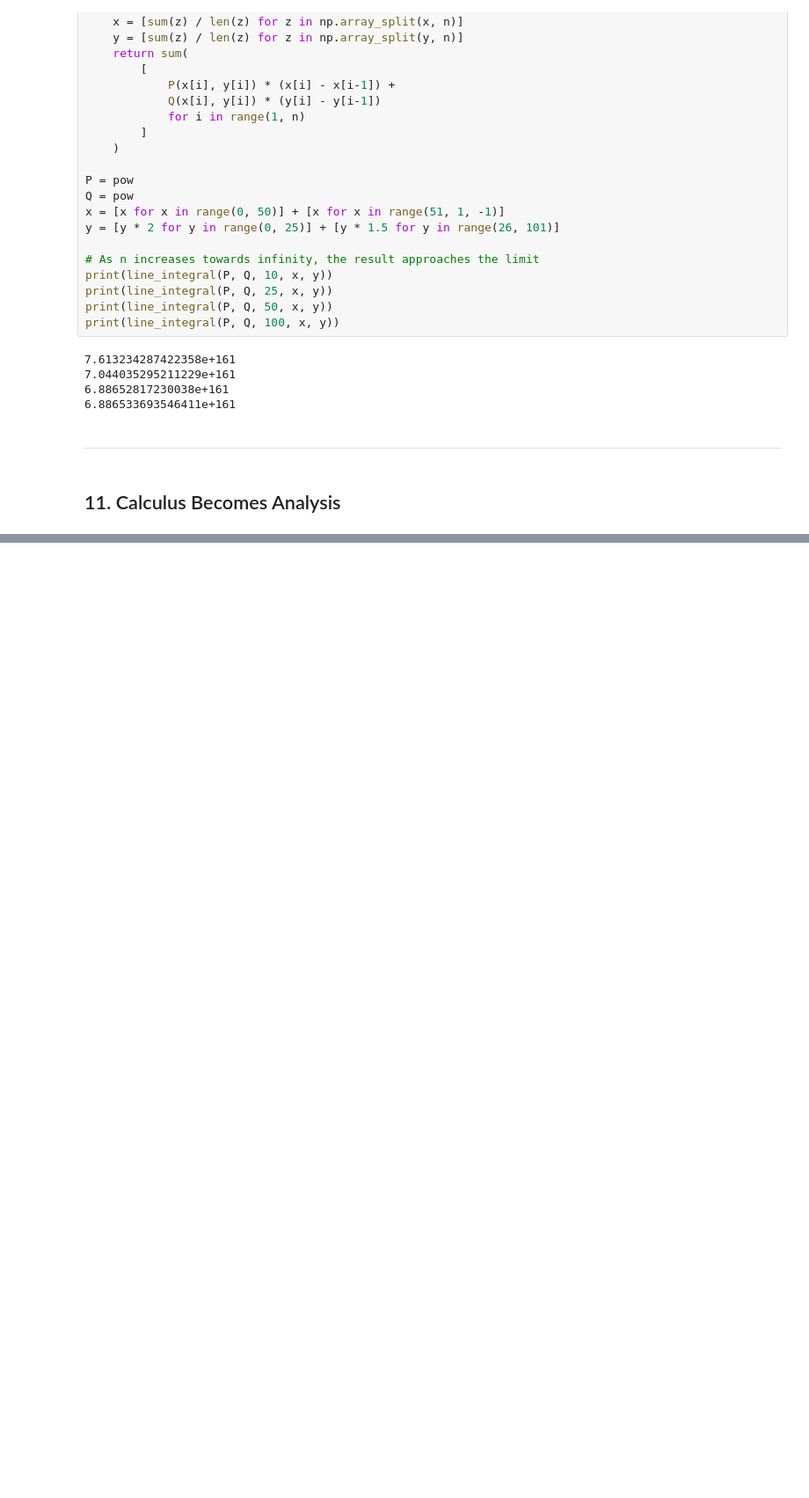
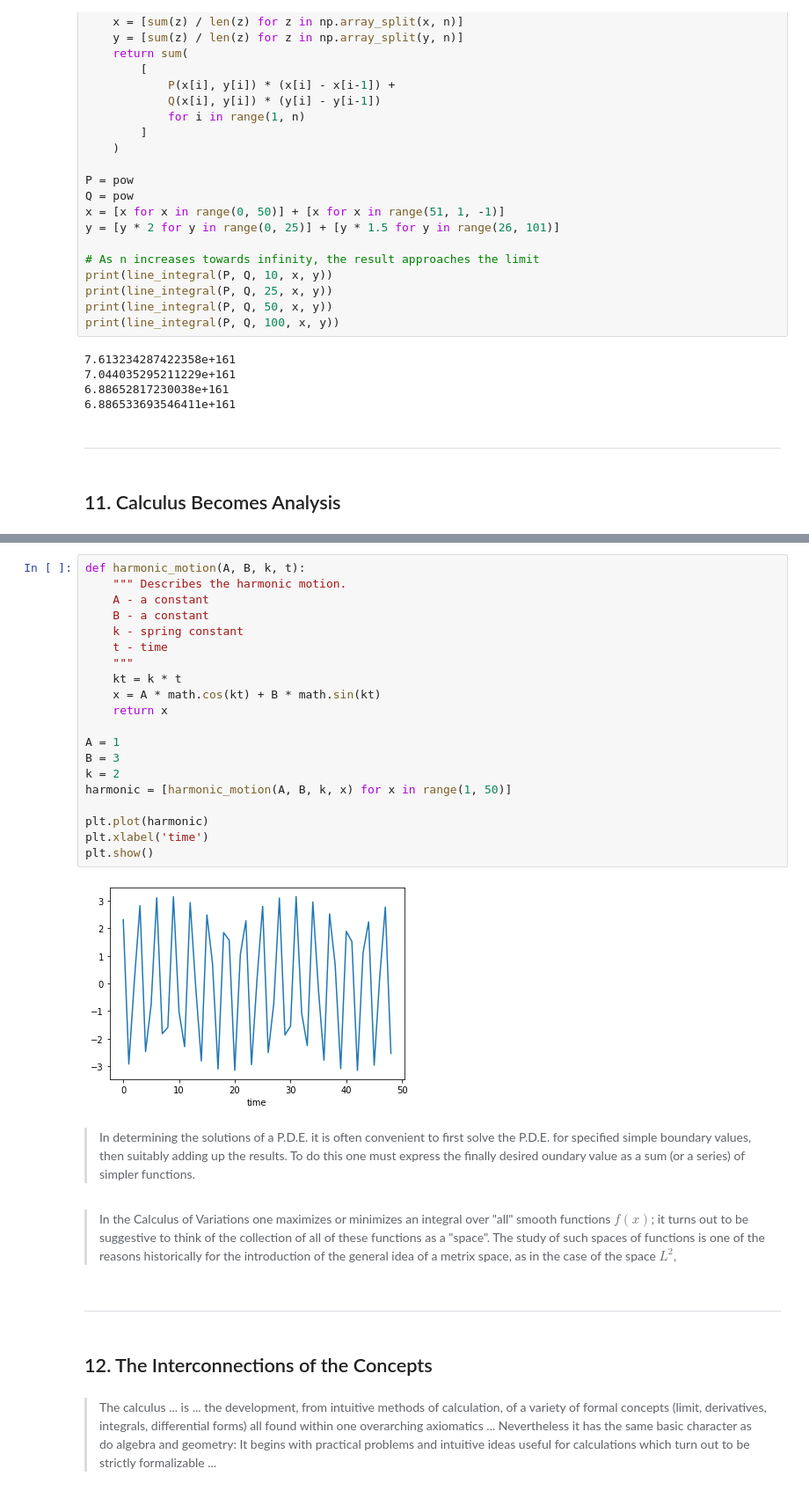
Before and after one commit to James-G-Hill/Sympy-Companion-to-Mathematics-Form-and-Function, a Jupyter notebook: Chapter 6.ipynb, the cells around one changed output, grey strips where cells are left out. Shown at 88% size. Cells and saved outputs as stored; diff of their text form; blank space fills up the shorter version.

```diff
--- a/Chapter 6.ipynb
+++ b/Chapter 6.ipynb
@@ -518,0 +539,32 @@ print(line_integral(P, Q, 100, x, y))
+# %%
+def harmonic_motion(A, B, k, t):
+    """ Describes the harmonic motion.
+    A - a constant
+    B - a constant
+    k - spring constant
+    t - time
+    """
+    kt = k * t
+    x = A * math.cos(kt) + B * math.sin(kt)
+    return x
+
+A = 1
+B = 3
+k = 2
+harmonic = [harmonic_motion(A, B, k, x) for x in range(1, 50)]
+
+plt.plot(harmonic)
+plt.xlabel('time')
+plt.show()
+# %% [output]
+[figure, added]
+# %% [markdown]
+> In determining the solutions of a P.D.E. it is often convenient to first solve the P.D.E. for specified simple boundary values, then suitably adding up the results. To do this one must express the finally desired oundary value as a sum (or a series) of simpler functions.
+# %% [markdown]
+> In the Calculus of Variations one maximizes or minimizes an integral over "all" smooth functions $f(x)$; it turns out to be suggestive to think of the collection of all of these functions as a "space". The study of such spaces of functions is one of the reasons historically for the introduction of the general idea of a metrix space, as in the case of the space $L^2$,
+# %% [markdown]
+***
+# %% [markdown]
+## 12. The Interconnections of the Concepts
+# %% [markdown]
+> The calculus ... is ... the development, from intuitive methods of calculation, of a variety of formal concepts (limit, derivatives, integrals, differential forms) all found within one overarching axiomatics ... Nevertheless it has the same basic character as do algebra and geometry: It begins with practical problems and intuitive ideas useful for calculations which turn out to be strictly formalizable ...
```
Also changed, not shown: parts of 5 cells of this notebook.
